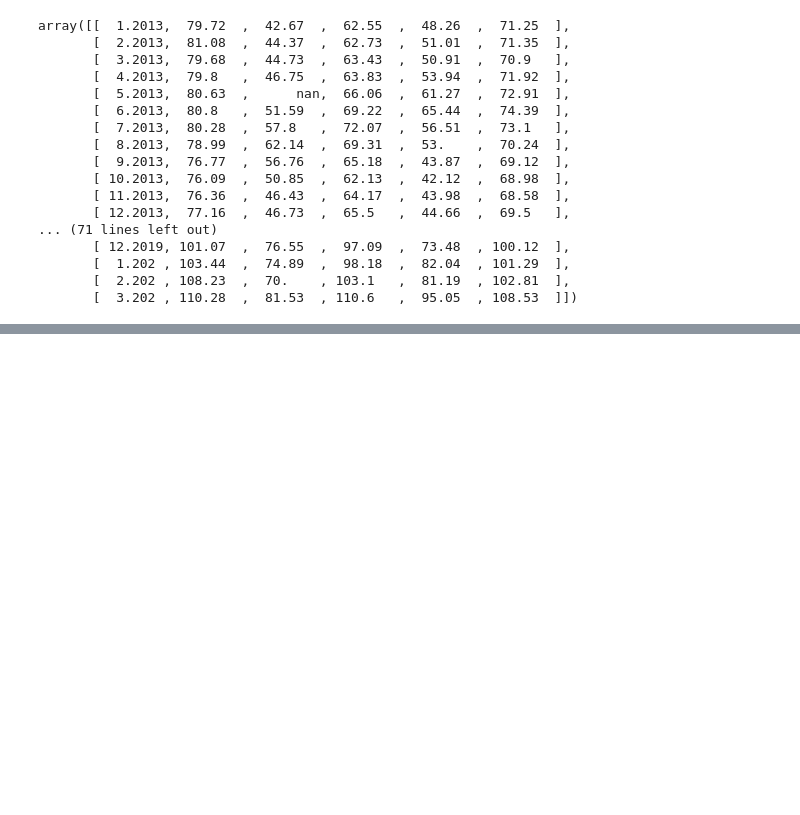
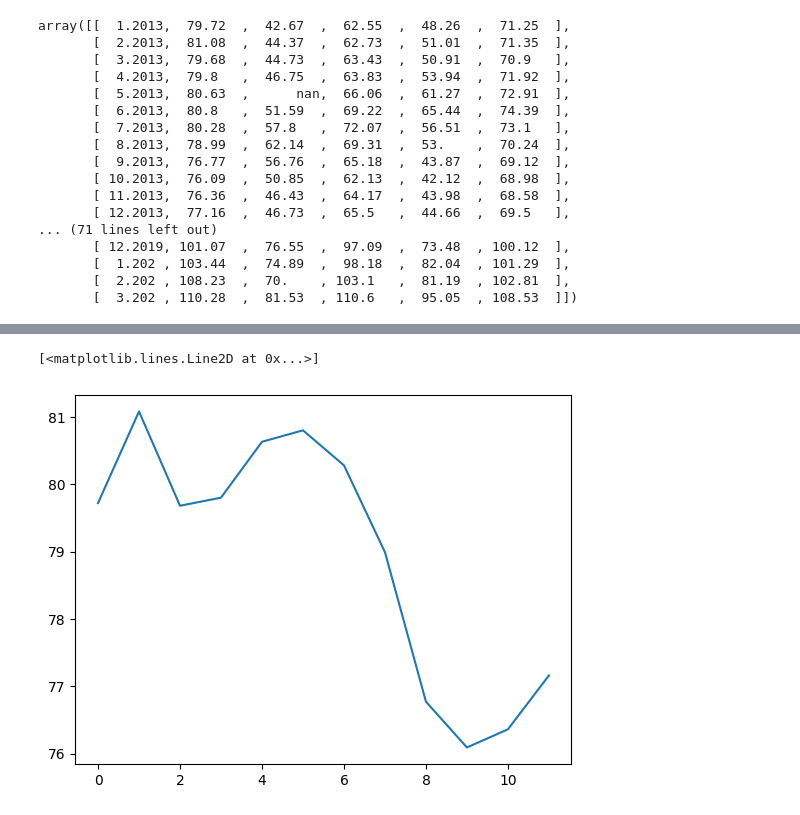
Before and after one commit to allanpxao/Numpy_Exercises, a Jupyter notebook: Apple_Prices.ipynb, the cells around one changed output, grey strips where cells are left out. Drawn from its saved outputs; the diff is of its cells as text; code cells hidden in the pictures; blank space fills up the shorter version.

```diff
--- a/Apple_Prices.ipynb
+++ b/Apple_Prices.ipynb
@@ -62,0 +87,5 @@ dado_transposto = dado.T
+# %%
+plt.plot(np.arange(0,12,1), Moscow_ano1)
+# %% [output]
+[<matplotlib.lines.Line2D at 0x...>]
+[figure, added]
```
Also changed, not shown: parts of 47 cells of this notebook.
